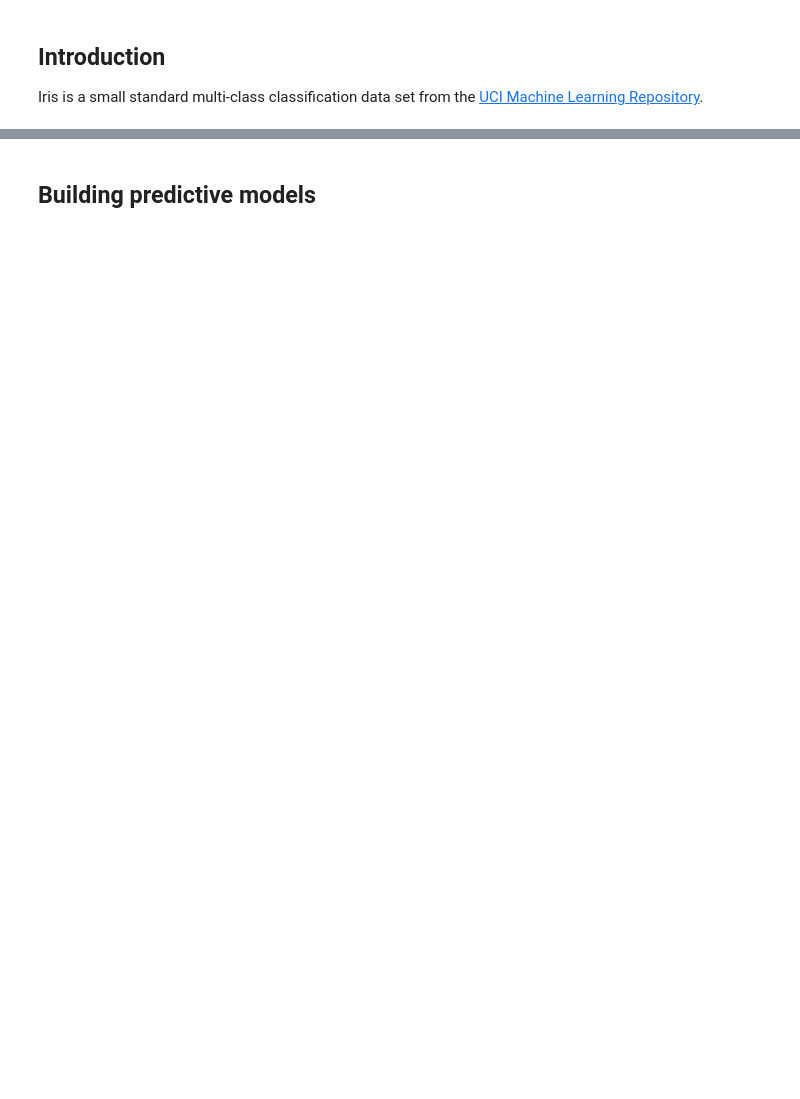
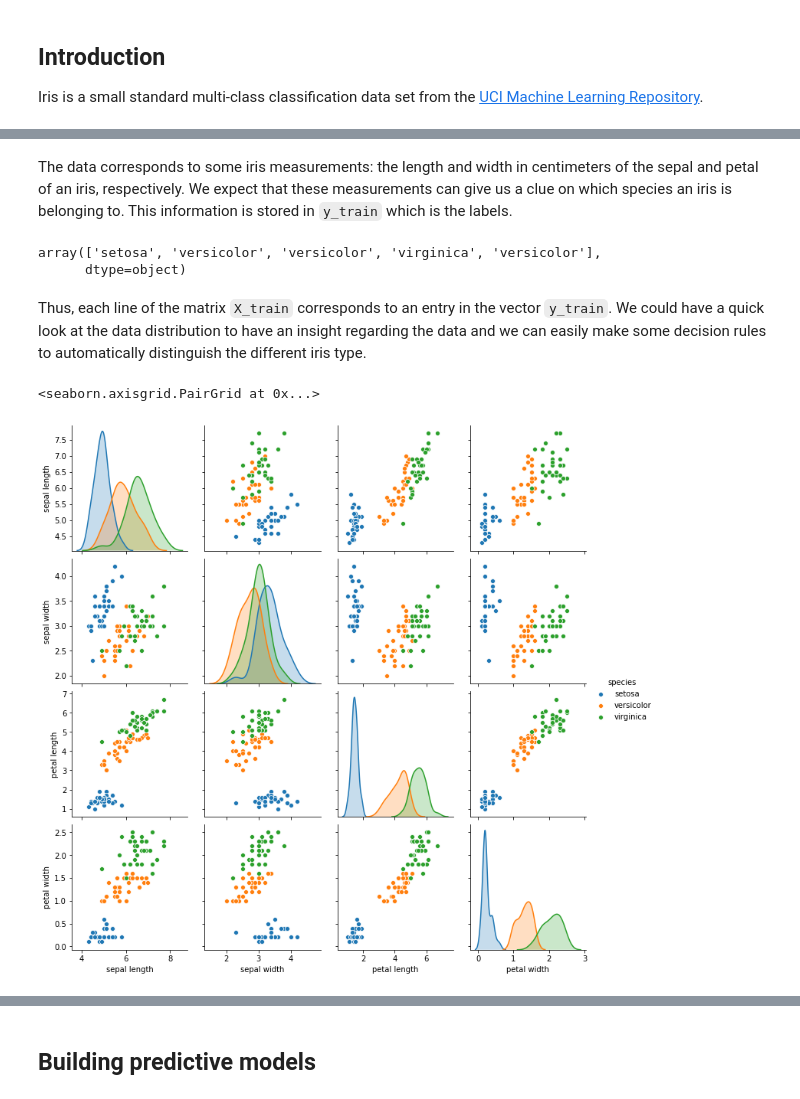
Before and after one commit to ramp-kits/iris, a Jupyter notebook: iris_starting_kit.ipynb, the cells around one changed output, grey strips where cells are left out. Cells and saved outputs as stored; diff of their text form; code cells hidden in the pictures; blank space fills up the shorter version.

```diff
--- a/iris_starting_kit.ipynb
+++ b/iris_starting_kit.ipynb
@@ -29 +22,3 @@ data = pd.read_csv(local_filename)
+# %%
+X_train, y_train = problem.get_train_data()
 # %%
@@ -52,0 +33,18 @@ sns.pairplot(data);
+# %% [markdown]
+The data corresponds to some iris measurements: the length and width in centimeters of the sepal and petal of an iris, respectively. We expect that these measurements can give us a clue on which species an iris is belonging to. This information is stored in `y_train` which is the labels.
+# %%
+y_train[:5]
+# %% [output]
+array(['setosa', 'versicolor', 'versicolor', 'virginica', 'versicolor'],
+      dtype=object)
+# %% [markdown]
+Thus, each line of the matrix `X_train` corresponds to an entry in the vector `y_train`. We could have a quick look at the data distribution to have an insight regarding the data and we can easily make some decision rules to automatically distinguish the different iris type.
+# %%
+df_train = pd.concat(
+    [X_train, pd.DataFrame({"species": y_train})],
+    axis=1,
+)
+sns.pairplot(df_train, hue="species")
+# %% [output]
+<seaborn.axisgrid.PairGrid at 0x...>
+[figure, added]
```
Also changed, not shown: parts of 36 cells of this notebook, 2 other files.
